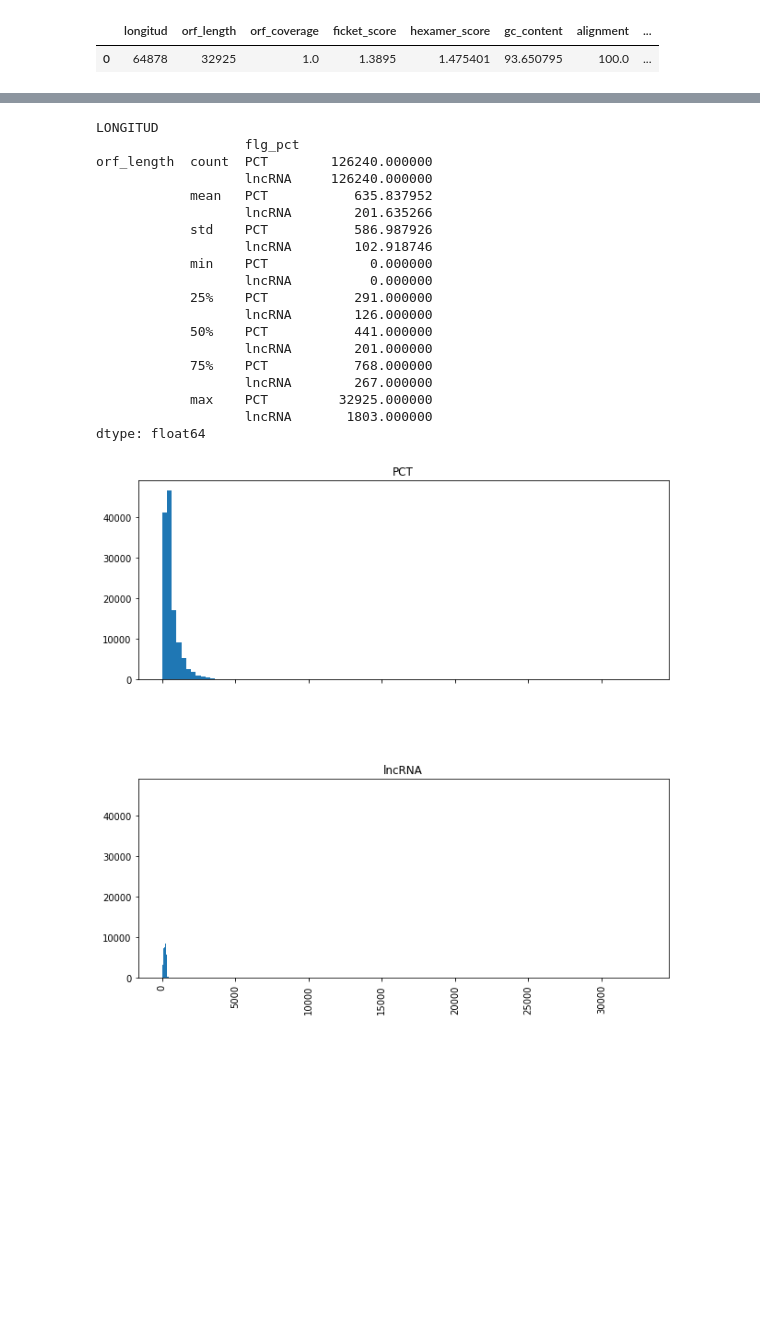
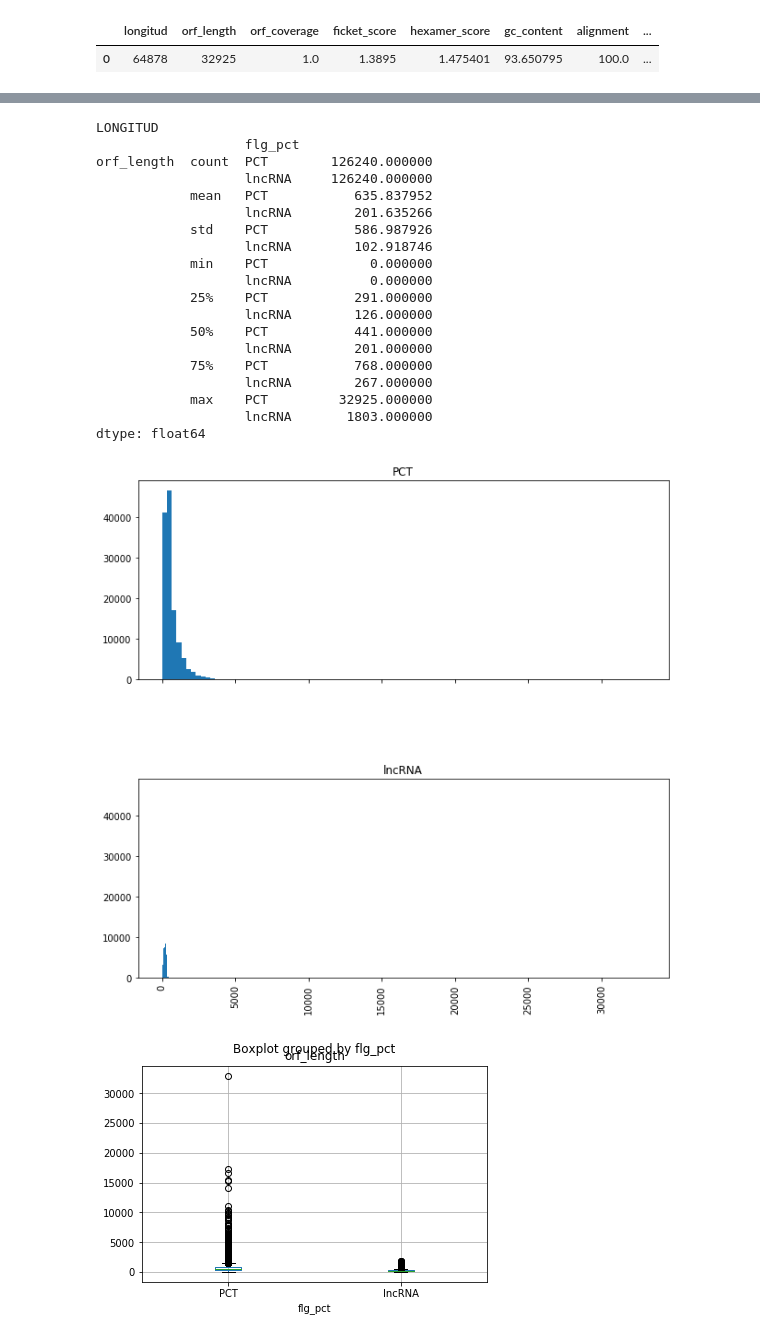
Before and after one commit to JoseSantillan/tesis2, a Jupyter notebook: Semana 07/Features.ipynb, the cells around one changed output, grey strips where cells are left out. Drawn from its saved outputs; the diff is of its cells as text; code cells hidden in the pictures; blank space fills up the shorter version.

```diff
--- a/Semana 07/Features.ipynb
+++ b/Semana 07/Features.ipynb
@@ -76,34 +77,35 @@ conn = mysql.connector.connect(
 
 print("LONGITUD")
 campo = "orf_length"
 query = "SELECT " + campo + ", CASE WHEN flg_pct = 1 THEN 'PCT' ELSE 'lncRNA' END AS flg_pct FROM secuencias_features WHERE flg_seleccionado = 1"
 df = pd.read_sql_query(query, conn)
 df.hist(by='flg_pct', column=campo, bins=100, sharex=True, sharey = True, layout=(2,1), figsize=(10,10))
 
 print(df.groupby('flg_pct').describe().unstack(1))
-
+df.boxplot(column=campo, by="flg_pct")
 conn.close()
 # %% [output]
 LONGITUD
                    flg_pct
 orf_length  count  PCT        126240.000000
                    lncRNA     126240.000000
             mean   PCT           635.837952
                    lncRNA        201.635266
             std    PCT           586.987926
                    lncRNA        102.918746
             min    PCT             0.000000
                    lncRNA          0.000000
             25%    PCT           291.000000
                    lncRNA        126.000000
             50%    PCT           441.000000
                    lncRNA        201.000000
             75%    PCT           768.000000
                    lncRNA        267.000000
             max    PCT         32925.000000
                    lncRNA       1803.000000
 dtype: float64
 [figure]
+[figure, added]
 # %%
 import mysql.connector
 import pandas as pd
```
Also changed, not shown: parts of 10 cells of this notebook, 3 other files.
